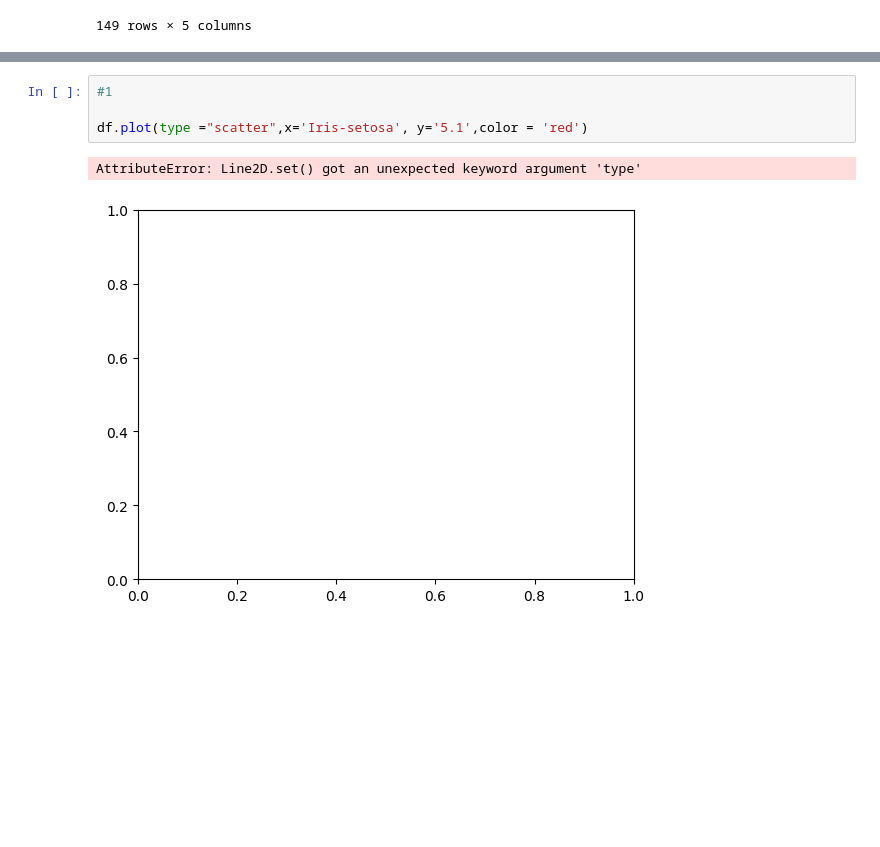
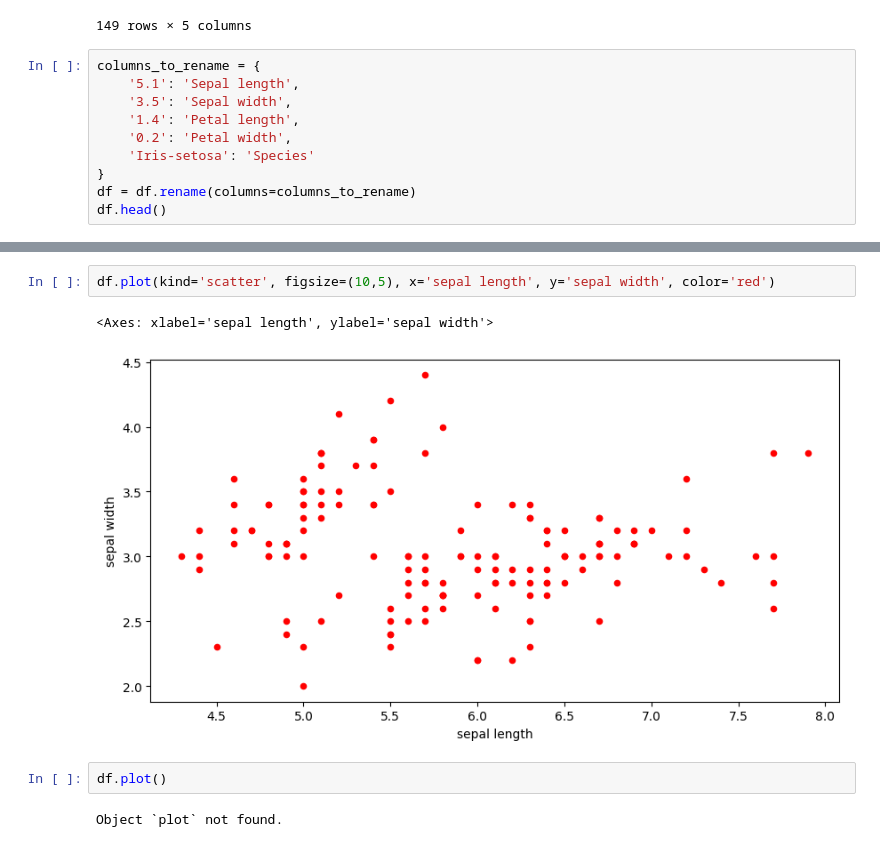
Before and after one commit to Srishti36912/python, a Jupyter notebook: practice.ipynb, the cells around one changed output, grey strips where cells are left out. Saved outputs shown, nothing was run; the diff lists cells and outputs as text; blank space fills up the shorter version.

```diff
--- a/practice.ipynb
+++ b/practice.ipynb
@@ -1054,3 +1054,13 @@ df
 | 147 | 6.2 | 3.4 | 5.4 | 2.3 | Iris-virginica |
 | 148 | 5.9 | 3.0 | 5.1 | 1.8 | Iris-virginica |
 149 rows × 5 columns
+# %%
+columns_to_rename = {
+    '5.1': 'Sepal length',
+    '3.5': 'Sepal width',
+    '1.4': 'Petal length',
+    '0.2': 'Petal width',
+    'Iris-setosa': 'Species'
+}
+df = df.rename(columns=columns_to_rename)
+df.head()
@@ -1061,7 +1090,9 @@ Index(['5.1', '3.5', '1.4', '0.2', 'Iris-setosa'], dtype='object')
-# %%
-#1
-
-df.plot(type ="scatter",x='Iris-setosa', y='5.1',color = 'red')
-# %% [output]
-AttributeError: Line2D.set() got an unexpected keyword argument 'type'
-[figure, removed]
+# %%
+df.plot(kind='scatter', figsize=(10,5), x='sepal length', y='sepal width', color='red')
+# %% [output]
+<Axes: xlabel='sepal length', ylabel='sepal width'>
+[figure, added]
+# %%
+df.plot()
+# %% [output]
+Object `plot` not found.
```
Also changed, not shown: parts of 2 cells of this notebook, 1 other file.
